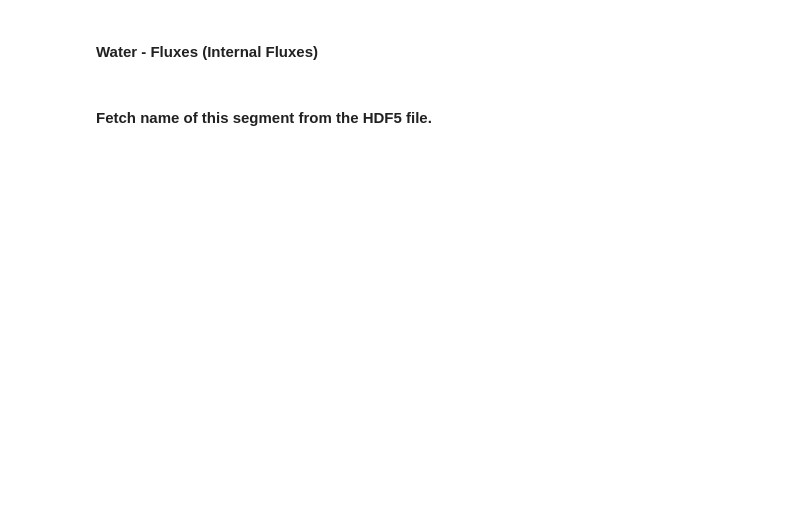
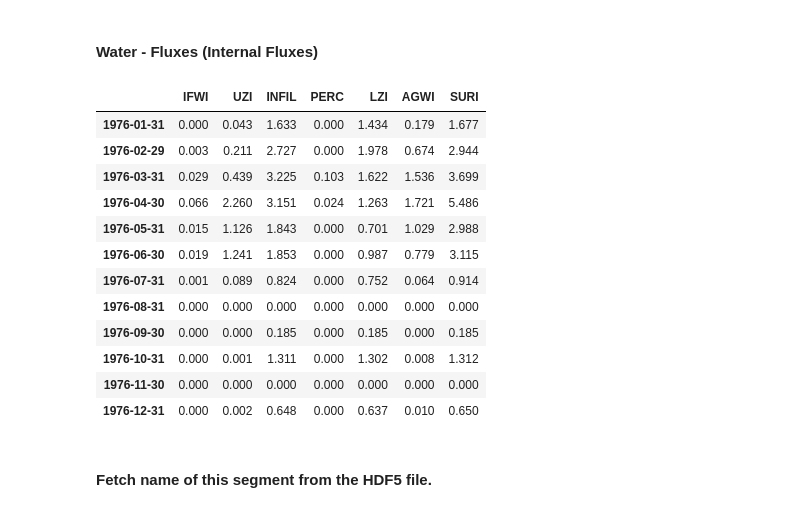
Before and after one commit to respec/HSPsquared, a Jupyter notebook: HSP2notebooks/Tutorial 5.ipynb, the cells around one changed output. Saved outputs shown, nothing was run; the diff lists cells and outputs as text; code cells hidden in the pictures; blank space fills up the shorter version.

```diff
--- a/HSP2notebooks/Tutorial 5.ipynb
+++ b/HSP2notebooks/Tutorial 5.ipynb
@@ -291,8 +531,22 @@ water_flx_ev
 #### Water - Fluxes  (Internal Fluxes)
 # %%
 water_fluxes_internal =  ['IFWI', 'UZI',  'INFIL', 'PERC',  'LZI', 'AGWI', 'SURI']
-water_flx_internal = pd.read_hdf(hdfname, waterpath)[water_fluxes_internal].resample('M', how='sum')
+water_flx_internal = pd.read_hdf(hdfname, waterpath)[water_fluxes_internal].resample('M').sum()
 water_flx_internal
+# %% [output]
+|  | IFWI | UZI | INFIL | PERC | LZI | AGWI | SURI |
+| 1976-01-31 | 0.000 | 0.043 | 1.633 | 0.000 | 1.434 | 0.179 | 1.677 |
+| 1976-02-29 | 0.003 | 0.211 | 2.727 | 0.000 | 1.978 | 0.674 | 2.944 |
+| 1976-03-31 | 0.029 | 0.439 | 3.225 | 0.103 | 1.622 | 1.536 | 3.699 |
+| 1976-04-30 | 0.066 | 2.260 | 3.151 | 0.024 | 1.263 | 1.721 | 5.486 |
+| 1976-05-31 | 0.015 | 1.126 | 1.843 | 0.000 | 0.701 | 1.029 | 2.988 |
+| 1976-06-30 | 0.019 | 1.241 | 1.853 | 0.000 | 0.987 | 0.779 | 3.115 |
+| 1976-07-31 | 0.001 | 0.089 | 0.824 | 0.000 | 0.752 | 0.064 | 0.914 |
+| 1976-08-31 | 0.000 | 0.000 | 0.000 | 0.000 | 0.000 | 0.000 | 0.000 |
+| 1976-09-30 | 0.000 | 0.000 | 0.185 | 0.000 | 0.185 | 0.000 | 0.185 |
+| 1976-10-31 | 0.000 | 0.001 | 1.311 | 0.000 | 1.302 | 0.008 | 1.312 |
+| 1976-11-30 | 0.000 | 0.000 | 0.000 | 0.000 | 0.000 | 0.000 | 0.000 |
+| 1976-12-31 | 0.000 | 0.002 | 0.648 | 0.000 | 0.637 | 0.010 | 0.650 |
 # %% [markdown]
 #### Fetch name of this segment from the HDF5 file.
 # %%
```
Also changed, not shown: parts of 21 cells of this notebook.
